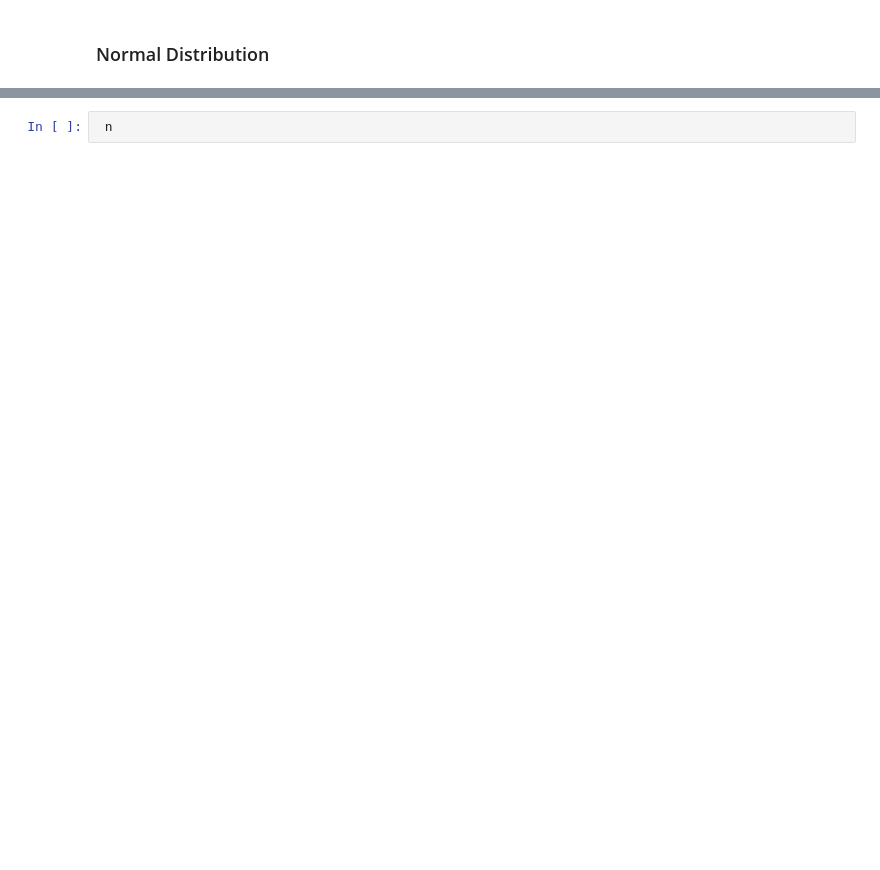
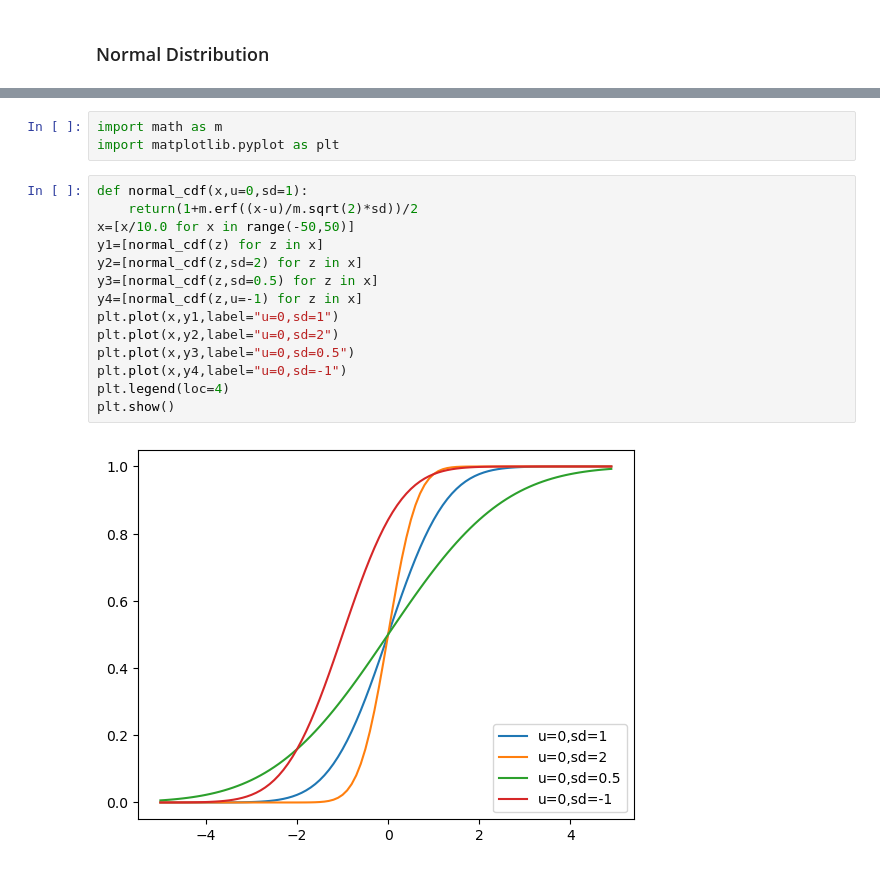
Before and after one commit to satyanistha05/DSW2, a Jupyter notebook: PROBABILITY AND STATISTICS.ipynb, the cells around one changed output, grey strips where cells are left out. Drawn from its saved outputs; the diff is of its cells as text; blank space fills up the shorter version.

```diff
--- a/PROBABILITY AND STATISTICS.ipynb
+++ b/PROBABILITY AND STATISTICS.ipynb
@@ -101,2 +101,19 @@ plt.legend()
-# %%
- n
+# %%
+import math as m
+import matplotlib.pyplot as plt
+# %%
+def normal_cdf(x,u=0,sd=1):
+    return(1+m.erf((x-u)/m.sqrt(2)*sd))/2
+x=[x/10.0 for x in range(-50,50)]
+y1=[normal_cdf(z) for z in x]
+y2=[normal_cdf(z,sd=2) for z in x]
+y3=[normal_cdf(z,sd=0.5) for z in x]
+y4=[normal_cdf(z,u=-1) for z in x]
+plt.plot(x,y1,label="u=0,sd=1")
+plt.plot(x,y2,label="u=0,sd=2")
+plt.plot(x,y3,label="u=0,sd=0.5")
+plt.plot(x,y4,label="u=0,sd=-1")
+plt.legend(loc=4)
+plt.show()
+# %% [output]
+[figure, added]
```
Also changed, not shown: parts of 22 cells of this notebook, 1 other file.
